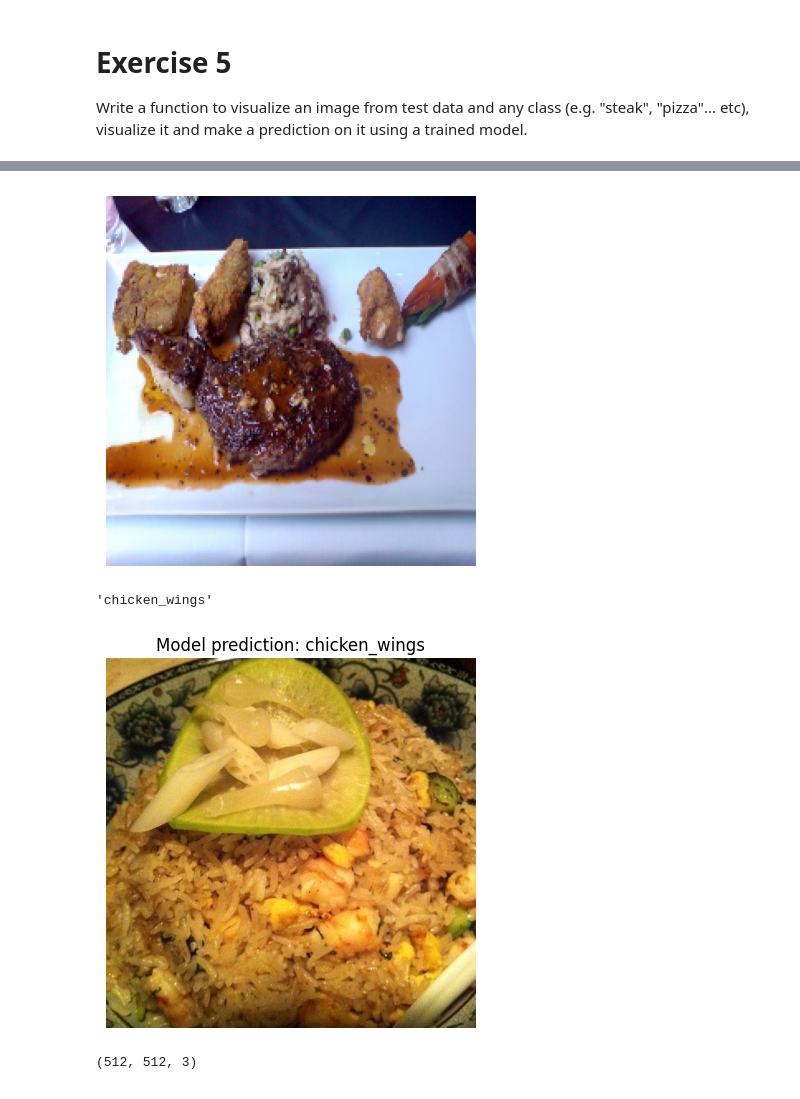
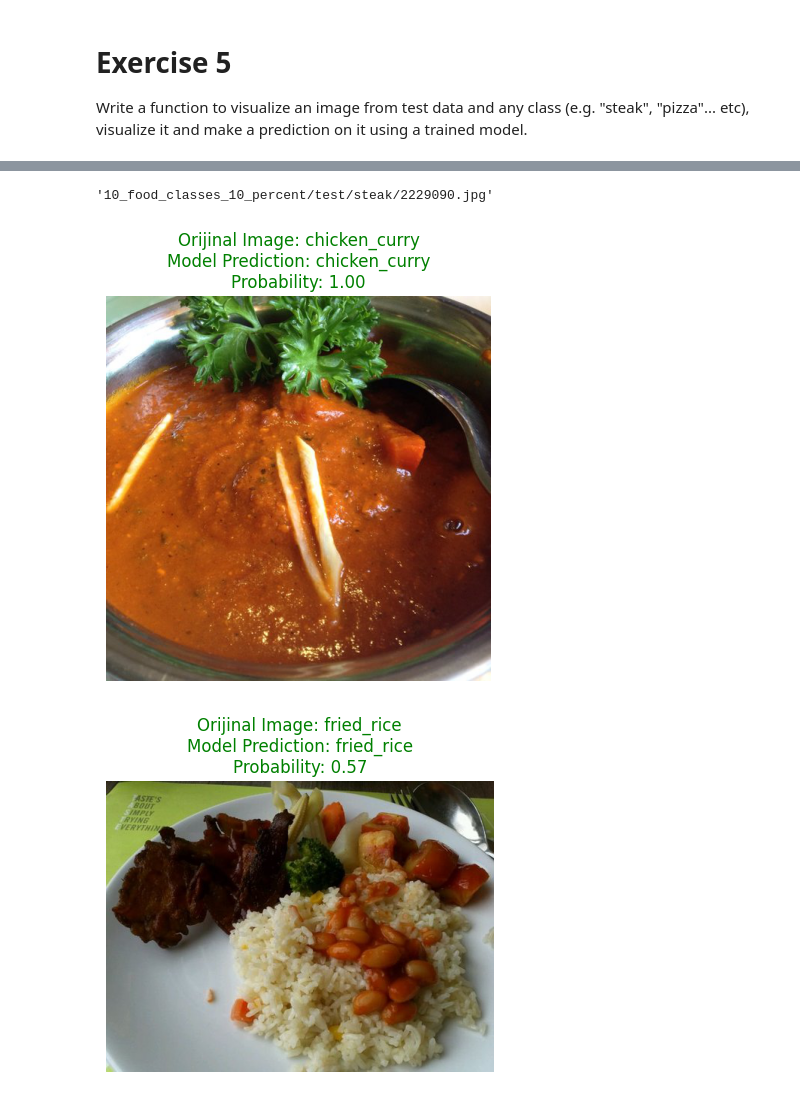
Before and after one commit to SedatParlak/tensorflow, a Jupyter notebook: 05_transfer_learning_fine_tuning_exercises.ipynb, the cells around one changed output, grey strips where cells are left out. Drawn from its saved outputs; the diff is of its cells as text; code cells hidden in the pictures.

```diff
--- a/05_transfer_learning_fine_tuning_exercises.ipynb
+++ b/05_transfer_learning_fine_tuning_exercises.ipynb
@@ -515,6 +519,6 @@ Write a function to visualize an image from test data and any class (e.g. "steak
 # %%
-# Create a random image from test data set
-def create_random_image():
+# Create a random image from test data set and get it path
+def create_random_image_and_path():
     target_class = random.choice(test_data.class_names)
     target_dir = '10_food_classes_10_percent/test/' + target_class
     random_image_path = target_dir + '/' + random.choice(os.listdir(target_dir))
@@ -526,21 +525,0 @@ create_random_image()
-# %%
-# Import image
-img_path = create_random_image()
-# Read in the image
-img_ = tf.io.read_file(img_path)
-# Decode the read file and into it tensor
-img_ = tf.image.decode_image(img_)
-# Resize the image
-img_ = tf.image.resize(img_, size=[224, 224])
-# img_ the img
-img_ = img_/255.
-plt.imshow(img_)
-# plt.title(f'Model prediction: {pred_class}')
-plt.axis(False)
-plt.show()
-# %% [output]
-[figure, removed]
-# %%
-train_data.class_names[pred.argmax()]
-# %% [output]
-'chicken_wings'
@@ -573,8 +526,34 @@ def model_prediction(model, image, class_names, img_shape=224):
-# %%
-model_prediction(model=model_1,
-                 image=create_random_image(),
-                 class_names=test_data.class_names,
-                 )
-# %% [output]
-[figure, removed]
-(512, 512, 3)
+# %%
+# Create an image path
+random_image_path = create_random_image_and_path()
+random_image_path
+# %% [output]
+'10_food_classes_10_percent/test/steak/2229090.jpg'
+# %%
+# Make a prediction and plot the random image
+def pred_and_plot(image_path, model, target_size=(224, 224)):
+    # Load image
+    img = image.load_img(image_path, target_size=target_size)
+    # Convert image into array
+    x = image.img_to_array(img)
+    # Calculate the probabilities
+    prob = model_1.predict(tf.expand_dims(x, axis=0), verbose=0)[0]
+    # Prediction class
+    pred = test_data.class_names[np.argmax(prob)]
+    max_prob = '{:.2f}'.format(max(prob))
+
+    # Plot image and predicted class
+    img_ = mpimg.imread(image_path)
+    plt.figure(figsize=(5, 5))
+    plt.imshow(img_)
+    plt.title(f"Orijinal Image: {image_path.split('/')[2]}\nModel Prediction: {pred}\nProbability: {max_prob}", color='green')
+    plt.axis(False)
+    plt.show()
+# %%
+# Create five different random image and make predictions
+for i in range(0, 6):
+    pred_and_plot(create_random_image_and_path(), model_1)
+    print('\n')
+# %% [output]
+[figure, added]
+[figure, added]
```
Also changed, not shown: parts of 22 cells of this notebook.
